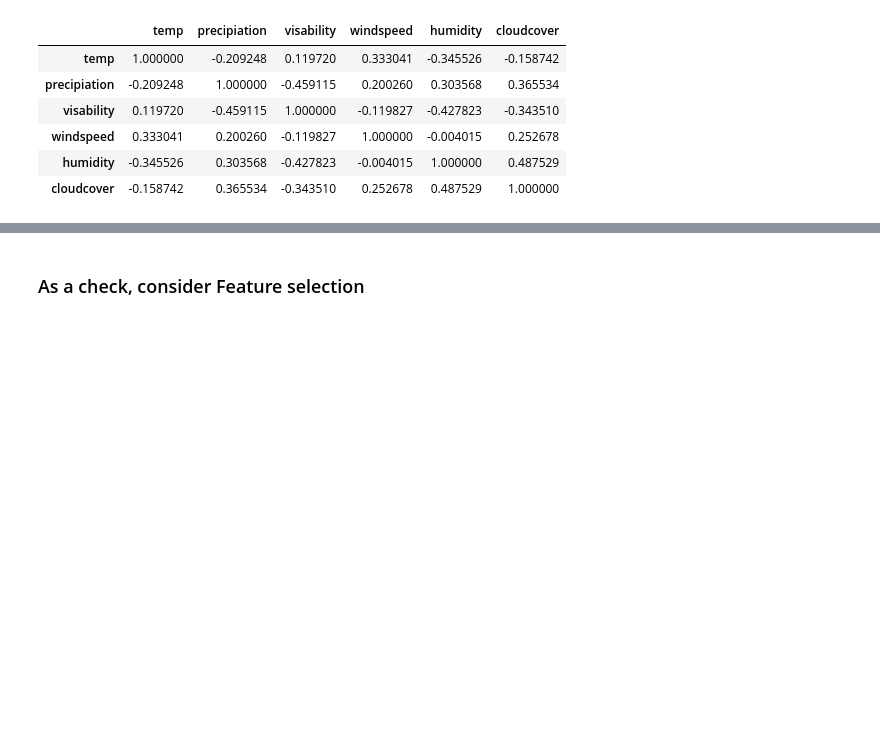
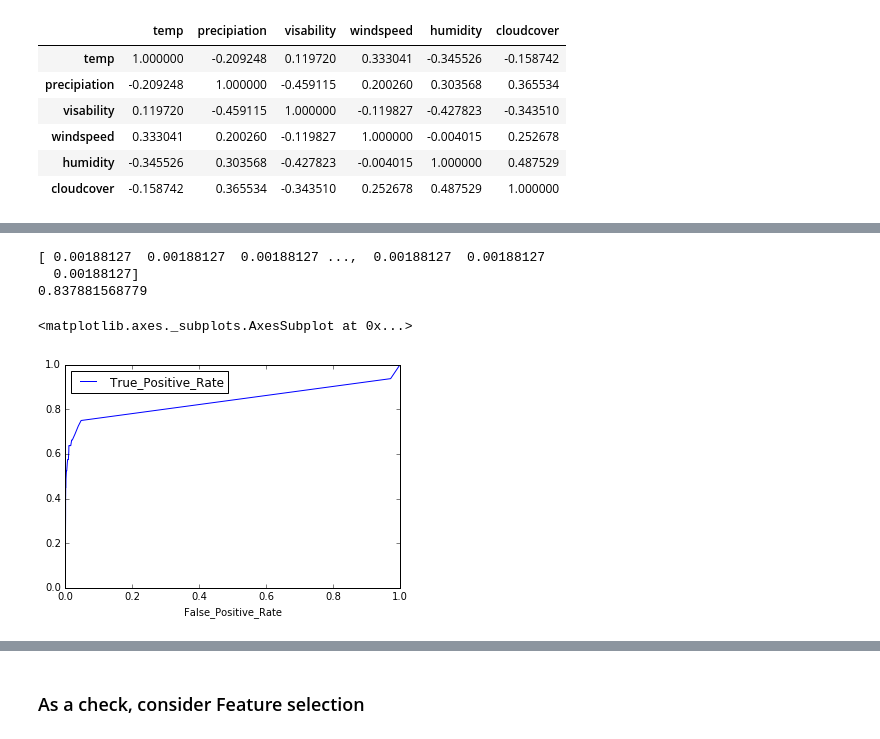
Before and after one commit to lovettbarron/caltrain-predict, a Jupyter notebook: 07focus_decision_tree.ipynb, the cells around one changed output, grey strips where cells are left out. Cells and saved outputs as stored; diff of their text form; code cells hidden in the pictures; blank space fills up the shorter version.

```diff
--- a/07focus_decision_tree.ipynb
+++ b/07focus_decision_tree.ipynb
@@ -226,2 +226,15 @@ Specificity
+# %%
+y_hat_probability = TreeClass.predict_proba(X_test).T[1]
+print(y_hat_probability)
+print(roc_auc_score(y_test, y_hat_probability))
+vals = roc_curve(y_test, y_hat_probability)
+Roc_DataFrame = pd.DataFrame({'False_Positive_Rate':vals[0],'True_Positive_Rate':vals[1]})
+Roc_DataFrame.plot(x = 'False_Positive_Rate' , y = 'True_Positive_Rate' )
+# %% [output]
+[ 0.00188127  0.00188127  0.00188127 ...,  0.00188127  0.00188127
+  0.00188127]
+0.837881568779
+<matplotlib.axes._subplots.AxesSubplot at 0x...>
+[figure, added]
 # %%
 from sklearn.metrics import roc_curve, auc,roc_auc_score
```
Also changed, not shown: parts of 23 cells of this notebook, 1 other file.
